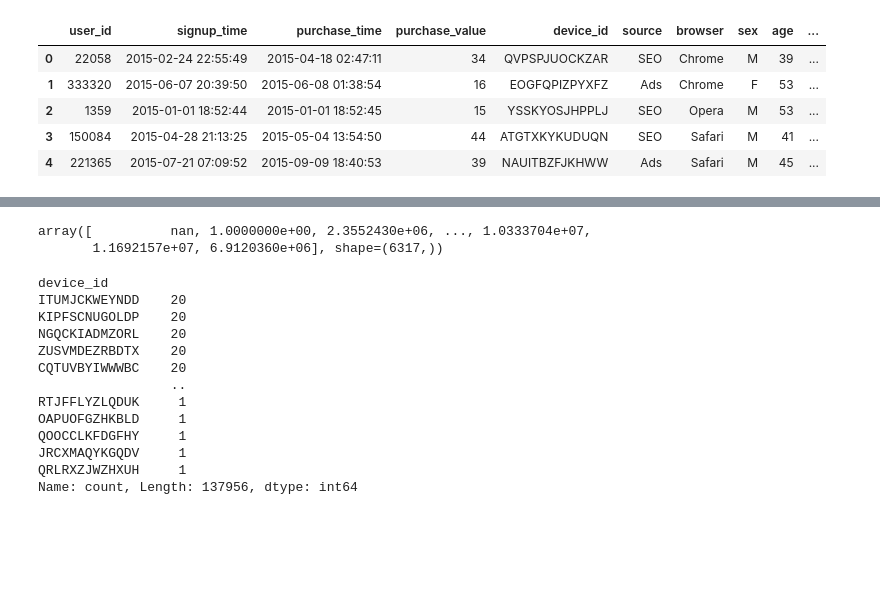
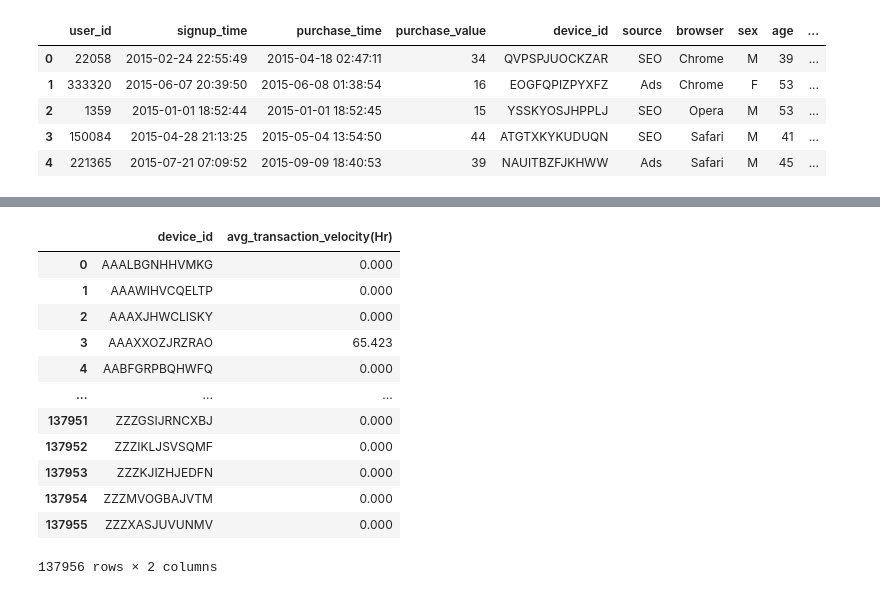
Before and after one commit to Amanzlastt/Fraud-detection, a Jupyter notebook: notebooks/feature_engineering.ipynb, the cells around one changed output, grey strips where cells are left out. Cells and saved outputs as stored; diff of their text form; code cells hidden in the pictures; blank space fills up the shorter version.

```diff
--- a/notebooks/feature_engineering.ipynb
+++ b/notebooks/feature_engineering.ipynb
@@ -46,28 +30,9 @@ df = preprocessing.to_date(['signup_time','purchase_time'], df)
 # %%
 #  Sort and compute time differences
 df = df.sort_values(by=['device_id', 'purchase_time'])
-df['time_diff'] = df.groupby('device_id')['purchase_time'].diff().dt.total_seconds()
+df['time_diff(hr)'] = df.groupby('device_id')['purchase_time'].diff().dt.total_seconds()/3600
+df['time_diff(hr)'] =df['time_diff(hr)'].round(2)
 
 # Compute average transaction velocity
-avg_velocity = df.groupby('device_id')['time_diff'].mean().reset_index(name='avg_transaction_velocity')
+avg_velocity = df.groupby('device_id')['time_diff(hr)'].mean().reset_index(name='avg_transaction_velocity')
+avg_velocity['avg_transaction_velocity(Hr)'] = avg_velocity['avg_transaction_velocity']
-# %%
-df['time_diff'].unique()
-# %% [output]
-array([          nan, 1.0000000e+00, 2.3552430e+06, ..., 1.0333704e+07,
-       1.1692157e+07, 6.9120360e+06], shape=(6317,))
-# %%
-df['device_id'].value_counts()
-# %% [output]
-device_id
-ITUMJCKWEYNDD    20
-KIPFSCNUGOLDP    20
-NGQCKIADMZORL    20
-ZUSVMDEZRBDTX    20
-CQTUVBYIWWWBC    20
-                 ..
-RTJFFLYZLQDUK     1
-OAPUOFGZHKBLD     1
-QOOCCLKFDGFHY     1
-JRCXMAQYKGQDV     1
-QRLRXZJWZHXUH     1
-Name: count, Length: 137956, dtype: int64
@@ -76,3 +39,20 @@ Name: count, Length: 137956, dtype: int64
+# %%
+avg_velocity.fillna(0, inplace=True)
+avg_velocity.drop('avg_transaction_velocity', axis=1)
+# %% [output]
+|  | device_id | avg_transaction_velocity(Hr) |
+| 0 | AAALBGNHHVMKG | 0.000 |
+| 1 | AAAWIHVCQELTP | 0.000 |
+| 2 | AAAXJHWCLISKY | 0.000 |
+| 3 | AAAXXOZJRZRAO | 65.423 |
+| 4 | AABFGRPBQHWFQ | 0.000 |
+| ... | ... | ... |
+| 137951 | ZZZGSIJRNCXBJ | 0.000 |
+| 137952 | ZZZIKLJSVSQMF | 0.000 |
+| 137953 | ZZZKJIZHJEDFN | 0.000 |
+| 137954 | ZZZMVOGBAJVTM | 0.000 |
+| 137955 | ZZZXASJUVUNMV | 0.000 |
+137956 rows × 2 columns
 # %%
 df['hour_of_day'] = df['purchase_time'].dt.hour
 df['day_of_week'] = df['purchase_time'].dt.dayofweek  # Monday=0, Sunday=6
```
Also changed, not shown: parts of 11 cells of this notebook, 3 other files.
